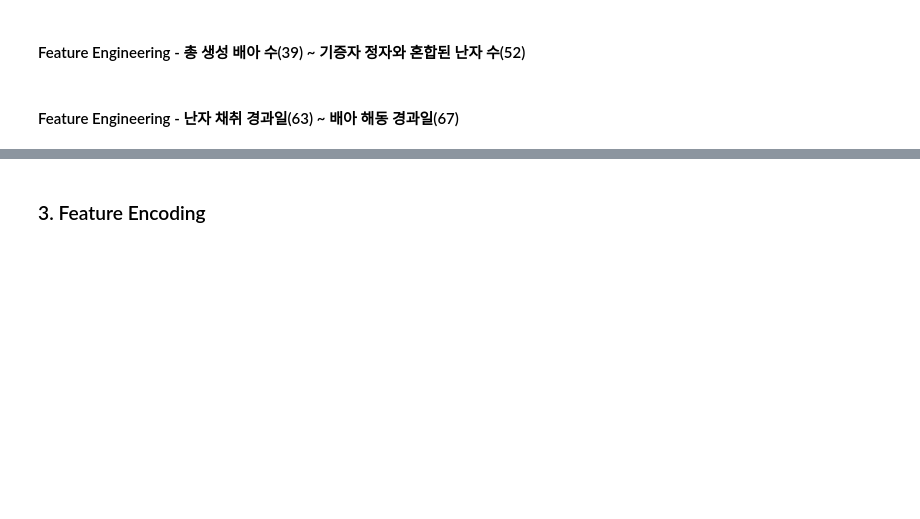
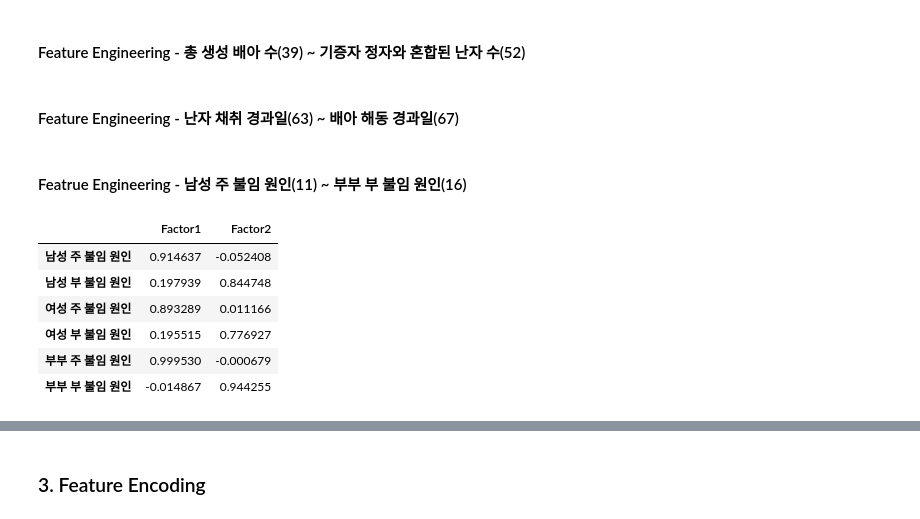
Before and after one commit to miny-genie/LG-Aimers-6th-Online-Hackathon, a Jupyter notebook: basecode.ipynb, the cells around one changed output, grey strips where cells are left out. Cells and saved outputs as stored; diff of their text form; code cells hidden in the pictures; blank space fills up the shorter version.

```diff
--- a/basecode.ipynb
+++ b/basecode.ipynb
@@ -185,3 +189,33 @@ X_test['시술 대비 임신 성공률'] = X_test_pregnancy.fillna(0.0)
 #### Feature Engineering - 난자 채취 경과일(63) ~ 배아 해동 경과일(67)
 # %%
 # float64 컬럼
+# %% [markdown]
+#### Featrue Engineering - 남성 주 불임 원인(11) ~ 부부 부 불임 원인(16)
+# %%
+# 인자 분석의 설명 및 예시(증명과 상세 rotation 포함)
+# https://zephyrus1111.tistory.com/465
+
+infertility_columns = [
+    '남성 주 불임 원인', '남성 부 불임 원인',
+    '여성 주 불임 원인', '여성 부 불임 원인',
+    '부부 주 불임 원인', '부부 부 불임 원인'
+]
+df_selected = X[infertility_columns]
+
+scaler = StandardScaler()
+scaled_data = scaler.fit_transform(df_selected)
+
+dimension = 2
+fa = FactorAnalysis(n_components=dimension)
+fa_result = fa.fit_transform(scaled_data)
+
+factor_loadings = pd.DataFrame(fa.components_.T, index=df_selected.columns, columns=['Factor1', 'Factor2'])
+factor_loadings
+# %% [output]
+|  | Factor1 | Factor2 |
+| 남성 주 불임 원인 | 0.914637 | -0.052408 |
+| 남성 부 불임 원인 | 0.197939 | 0.844748 |
+| 여성 주 불임 원인 | 0.893289 | 0.011166 |
+| 여성 부 불임 원인 | 0.195515 | 0.776927 |
+| 부부 주 불임 원인 | 0.999530 | -0.000679 |
+| 부부 부 불임 원인 | -0.014867 | 0.944255 |
```
Also changed, not shown: parts of 31 cells of this notebook.
